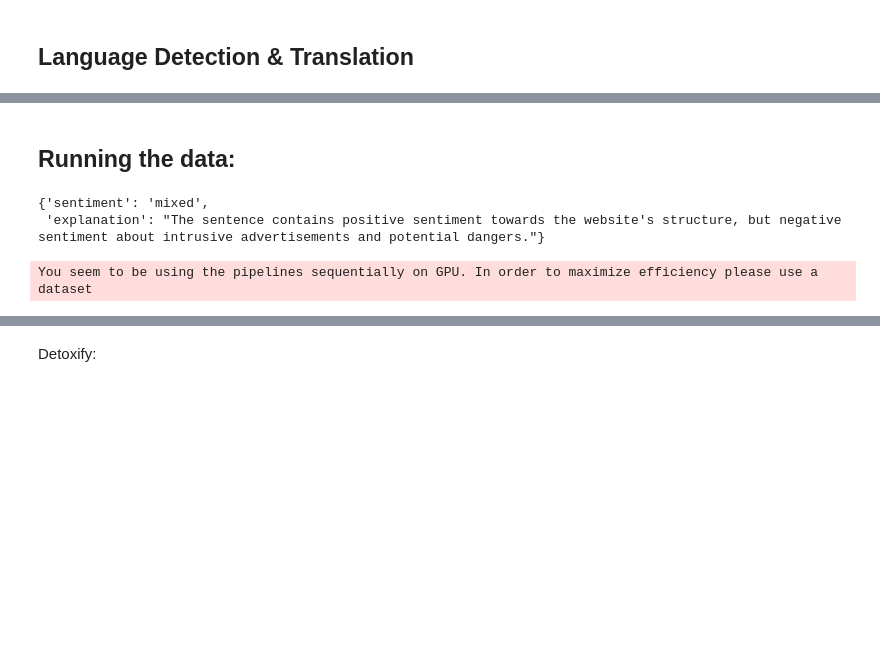
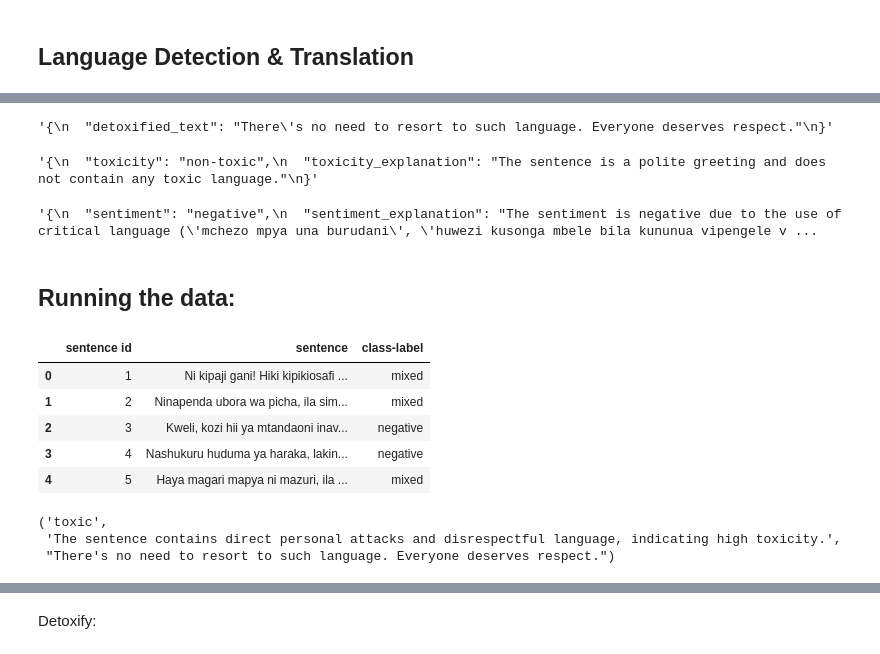
Before and after one commit to jnadal14/Detoxification_LLM_Dataflow, a Jupyter notebook: milestone2/COLX_565_Milestone_2.ipynb, the cells around one changed output, grey strips where cells are left out. Drawn from its saved outputs; the diff is of its cells as text; code cells hidden in the pictures; blank space fills up the shorter version.

Commit message:
updated model, now uses an agent with tools to call sub-workers

```diff
--- a/milestone2/COLX_565_Milestone_2.ipynb
+++ b/milestone2/COLX_565_Milestone_2.ipynb
@@ -401,9 +336,32 @@ def agentive_workflow(text, downstream_task):
+# %%
+# Test out detoxification
+
+agent_executor.invoke({"input": "Please perform detoxification: You're a stupid idiot and nobody cares about you.", "format_instructions": format_instructions})['output']
+# %% [output]
+'{\n  "detoxified_text": "There\'s no need to resort to such language. Everyone deserves respect."\n}'
+# %%
+# Test out detoxification with a non-toxic sentence (should just return the original or similar)
+
+agent_executor.invoke({"input": "Please perform toxicity analysis: Hi! How's it going?", "format_instructions": format_instructions})['output']
+# %% [output]
+'{\n  "toxicity": "non-toxic",\n  "toxicity_explanation": "The sentence is a polite greeting and does not contain any toxic language."\n}'
+# %%
+# Test out multilingual sentiment analysis
+
+agent_executor.invoke({"input": "Please perform sentiment analysis: Kiukweli, huu mchezo mpya una burudani, lakini huwezi kusonga mbele bila kununua vipengele vya ziada, inaboa!", "format_instructions": format_instructions})['output']
+# %% [output]
+'{\n  "sentiment": "negative",\n  "sentiment_explanation": "The sentiment is negative due to the use of critical language (\'mchezo mpya una burudani\', \'huwezi kusonga mbele bila kununua vipengele v ...
 # %% [markdown]
 ## Running the data:
-# %%
-# Test run of a single non-english, negative sentiment text
-
-agentive_workflow("Muundo wa tovuti hii ni maridadi, lakini ina mizigo ya matangazo kila ukurasa, inakera sana.", "sentiment")
-# %% [output]
-{'sentiment': 'mixed',
- 'explanation': "The sentence contains positive sentiment towards the website's structure, but negative sentiment about intrusive advertisements and potential dangers."}
+# %%
+sentiment_test_path = "/content/drive/MyDrive/MDS/COLX_565/data/Milstone-2-multilingual-sentiment-test-solutions.csv"
+m2_multilang_sentiment_df = pd.read_csv(sentiment_test_path)
+
+m2_multilang_sentiment_df.head()
+# %% [output]
+|  | sentence id | sentence | class-label |
+| 0 | 1 | Ni kipaji gani! Hiki kipikiosafi ... | mixed |
+| 1 | 2 | Ninapenda ubora wa picha, ila sim... | mixed |
+| 2 | 3 | Kweli, kozi hii ya mtandaoni inav... | negative |
+| 3 | 4 | Nashukuru huduma ya haraka, lakin... | negative |
+| 4 | 5 | Haya magari mapya ni mazuri, ila ... | mixed |
@@ -410,15 +418,16 @@ agentive_workflow("Muundo wa tovuti hii ni maridadi, lakini ina mizigo ya matang
+# %%
+process_toxicity_row("You're a stupid idiot and nobody cares about you.")
+# %% [output]
+('toxic',
+ 'The sentence contains direct personal attacks and disrespectful language, indicating high toxicity.',
+ "There's no need to resort to such language. Everyone deserves respect.")
 # %%
-sentiment_test_path = "/content/drive/MyDrive/MDS/COLX_565/data/Milstone-2-multilingual-sentiment-test-solutions.csv"
-m2_multilang_sentiment_df = pd.read_csv(sentiment_test_path)
+# Loop through our sentiment df and invoke the agent on each example
 
 sentiment_results = []
 for sentence in m2_multilang_sentiment_df["sentence"]:
-    try:
-        response = agentive_workflow(sentence, "sentiment")
-        sentiment_results.append(response)
-    except Exception as e:
-        print(f"Error processing sentence: {sentence}\nError: {e}")
-        sentiment_results.append({"sentiment": "unknown", "explanation": "Failed to process."})
+    sentiment, explanation = process_sentiment_row(sentence)
+    sentiment_results.append({"sentiment": sentiment, "explanation": explanation})
 
 m2_multilang_sentiment_df["prediction"] = [res["sentiment"] for res in sentiment_results]
 m2_multilang_sentiment_df["explanation"] = [res["explanation"] for res in sentiment_results]
@@ -428,5 +437,3 @@ pred_sentiment = m2_multilang_sentiment_df["prediction"]
 
 precision, recall, f1, _ = precision_recall_fscore_support(true_sentiment, pred_sentiment, average="macro")
 accuracy = accuracy_score(true_sentiment, pred_sentiment)
-# %% [output]
-You seem to be using the pipelines sequentially on GPU. In order to maximize efficiency please use a dataset
```
Also changed, not shown: parts of 42 cells of this notebook.
